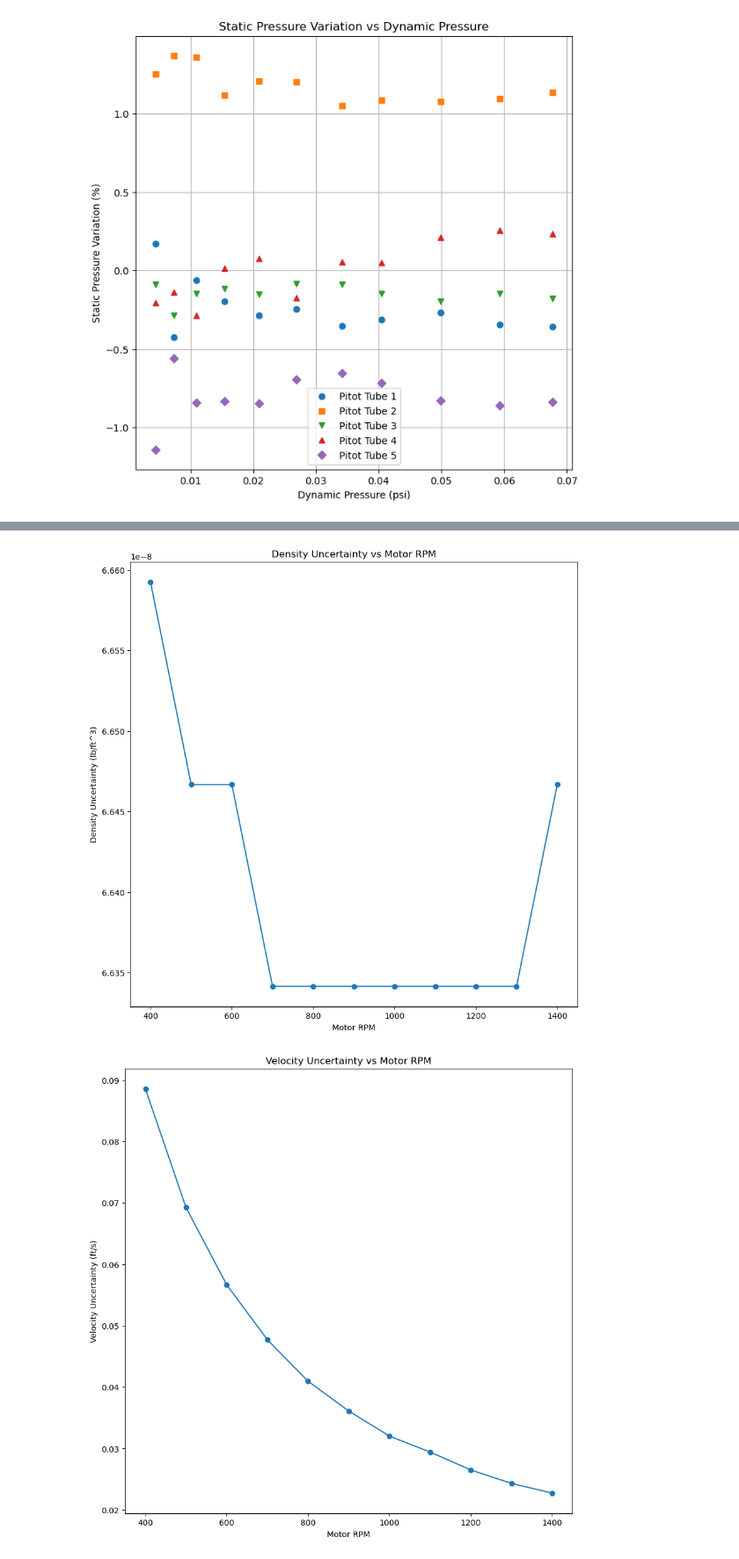
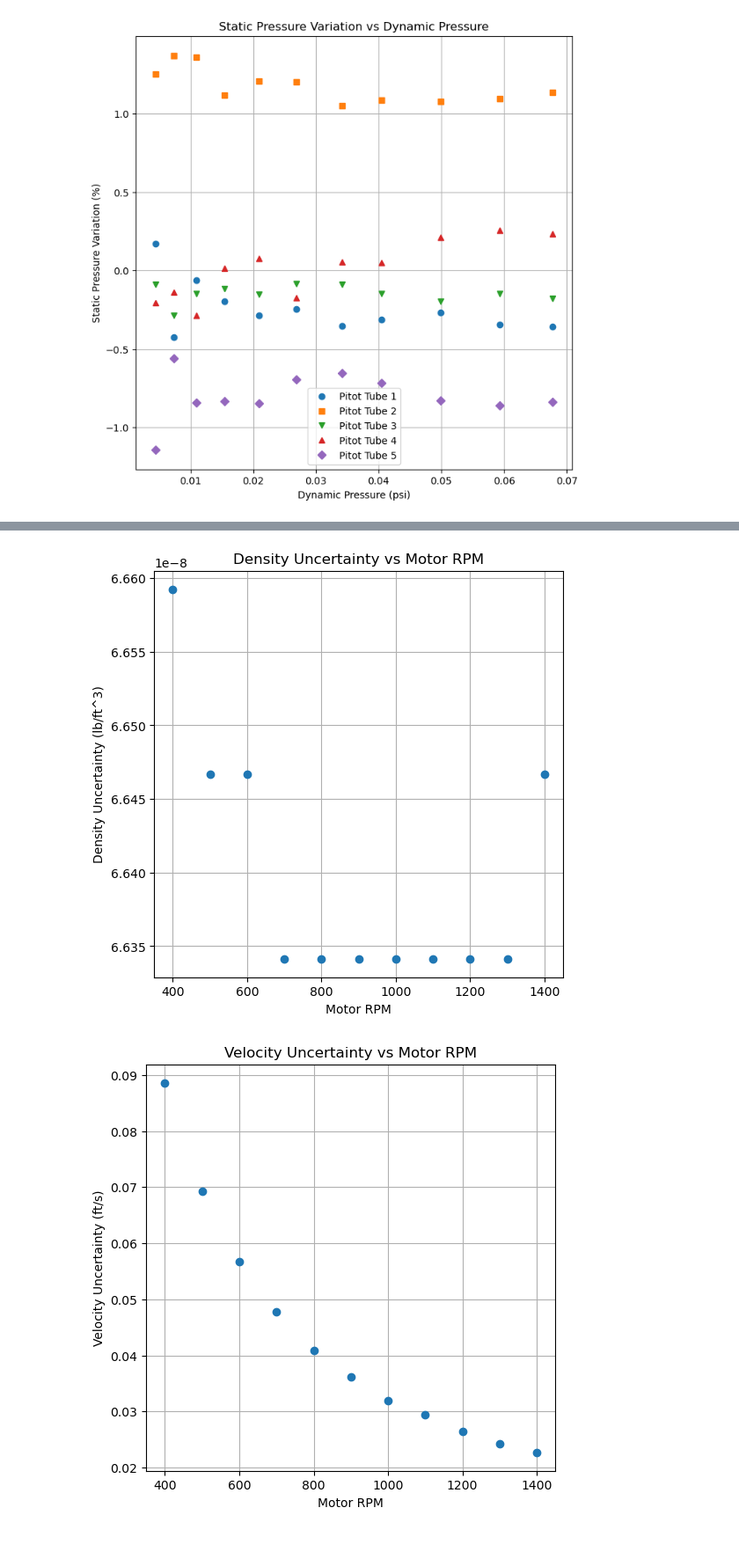
Before and after one commit to EvanY14/AE460-Fa23, a Jupyter notebook: Lab_1/dat_anal.ipynb, the cells around one changed output, grey strips where cells are left out. Shown at 88% size. Drawn from its saved outputs; the diff is of its cells as text; code cells hidden in the pictures.

Commit message:
Fixed graph sizes and lines

```diff
--- a/Lab_1/dat_anal.ipynb
+++ b/Lab_1/dat_anal.ipynb
@@ -155,26 +177,29 @@ total_pressure_uncertainty_contribution = (np.sqrt((q)/rho)/(2*(q)))*total_press
 
 v_uncertainty = np.sqrt(rho_uncertainty_contribution**2 + static_pressure_uncertainty_contribution**2 + total_pressure_uncertainty_contribution**2)
 # %%
-plt.figure(figsize=(10, 10))
-plt.plot(rpm, rho_uncertainty, '-o')
+plt.figure(figsize=(6, 6))
+plt.plot(rpm, rho_uncertainty, 'o')
 plt.xlabel('Motor RPM')
 plt.ylabel('Density Uncertainty (lb/ft^3)')
 plt.title('Density Uncertainty vs Motor RPM')
+plt.grid()
 plt.show()
 
-plt.figure(figsize=(10, 10))
-plt.plot(rpm, v_uncertainty, '-o')
+plt.figure(figsize=(6, 6))
+plt.plot(rpm, v_uncertainty, 'o')
 plt.xlabel('Motor RPM')
 plt.ylabel('Velocity Uncertainty (ft/s)')
 plt.title('Velocity Uncertainty vs Motor RPM')
+plt.grid()
 plt.show()
 
-plt.figure(figsize=(10, 10))
-plt.plot(rpm, v_uncertainty/v*100, '-o')
+plt.figure(figsize=(6, 6))
+plt.plot(rpm, v_uncertainty/v*100, 'o')
 plt.xlabel('Motor RPM')
 plt.ylabel('Velocity Uncertainty (%)')
 plt.title('Velocity Percent Uncertainty vs Motor RPM')
+plt.grid()
 plt.show()
 # %% [output]
-[figure, old version]
+[figure, new version]
-[figure, old version]
+[figure, new version]
```
Also changed, not shown: parts of 3 cells of this notebook.
